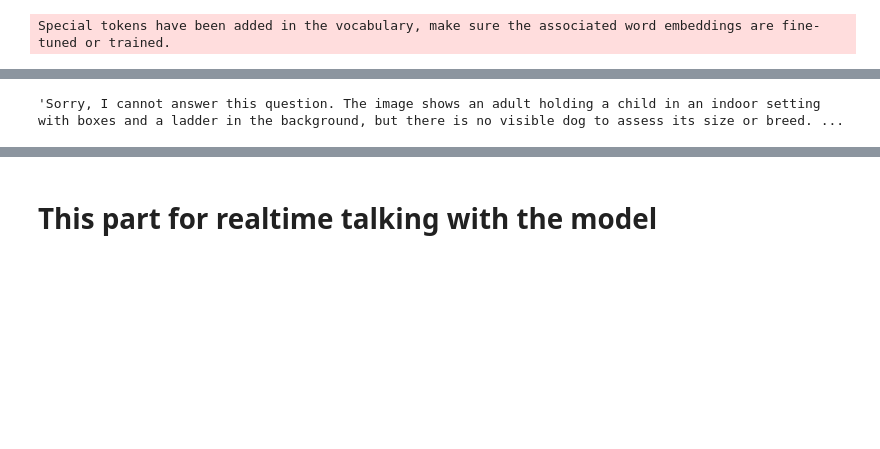
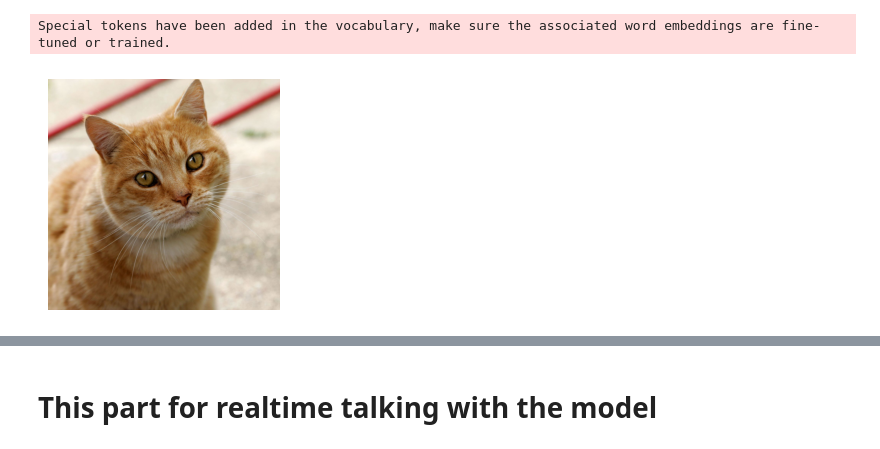
Before and after one commit to NeuralFalconYT/Phi-3-vision-128k-instruct-colab, a Jupyter notebook: Phi_3_vision_128k_instruct_Chatbot_&_Realtime_Google_Colab.ipynb, the cells around one changed output, grey strips where cells are left out. Cells and saved outputs as stored; diff of their text form; code cells hidden in the pictures; blank space fills up the shorter version.

```diff
--- a/Phi_3_vision_128k_instruct_Chatbot_&_Realtime_Google_Colab.ipynb
+++ b/Phi_3_vision_128k_instruct_Chatbot_&_Realtime_Google_Colab.ipynb
@@ -178,9 +179,37 @@ def ask_question(question="What is shown in this image?",user_image=""):
 
   # print(response)
   return response.strip()
+
+
+import matplotlib.pyplot as plt
+from PIL import Image
+
+def display_resized_image(image_path, max_size=(800, 800)):
+    """
+    Reads an image from the given path, resizes it to fit within the specified max size,
+    and displays it using Matplotlib.
+
+    Parameters:
+    - image_path: str, path to the image file.
+    - max_size: tuple, (width, height) maximum size for the resized image. Default is (800, 800).
+    """
+    # Load the image
+    image = Image.open(image_path)
+
+    # Resize the image to fit within the max_size, maintaining the aspect ratio
+    image.thumbnail(max_size, Image.LANCZOS)
+
+    # Display the image using Matplotlib
+    plt.figure(figsize=(3, 3))
+    plt.imshow(image)
+    plt.axis('off')  # Hide the axes
+    plt.show()
 # %%
-question = ''  # @param {type: "string"}
-user_image = '/content/gun.jpg'  # @param {type: "string"}
+user_image = '/content/Cat.jpg'  # @param {type: "string"}
+question = 'Describe the image'  # @param {type: "string"}
+
 answer=ask_question(question,user_image)
+display_resized_image(user_image)
 answer
 # %% [output]
+[figure, added]
@@ -188,4 +217,3 @@ WARNING:transformers_modules.Phi-3-vision-128k-instruct.modeling_phi3_v:You are
-'Sorry, I cannot answer this question. The image shows an adult holding a child in an indoor setting with boxes and a ladder in the background, but there is no visible dog to assess its size or breed. ...
 # %%
 #@title Use as gradio chatbot
 import gradio as gr
```
Also changed, not shown: parts of 6 cells of this notebook.
